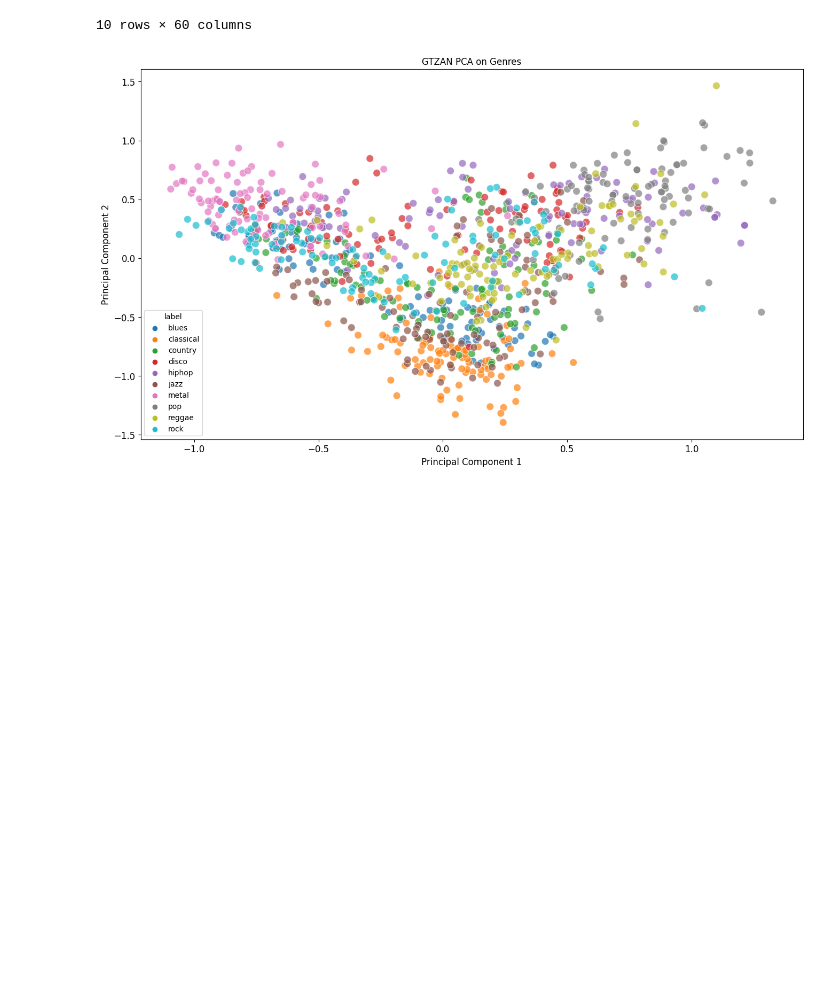
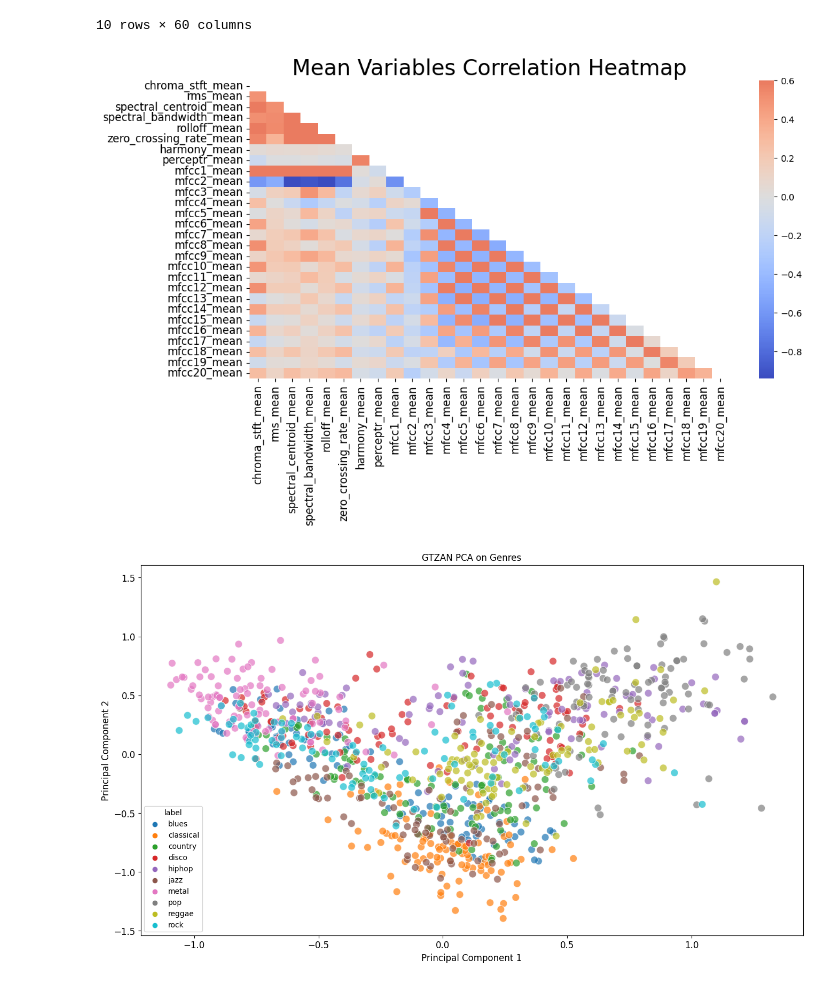
Before and after one commit to malikka-rajshahi/MusicGenreClassifier, a Jupyter notebook: music-genre-classification.ipynb, the cells around one changed output. Cells and saved outputs as stored; diff of their text form; code cells hidden in the pictures; blank space fills up the shorter version.

Commit message:
Kaggle Notebook | Music Genre Classifier | Completed Heatmap Implementation

```diff
--- a/music-genre-classification.ipynb
+++ b/music-genre-classification.ipynb
@@ -149,13 +149,17 @@ ds.head(10)
 10 rows × 60 columns
 # %%
 # mean variables correlation heatmap
-# cols = [col for col in ds.columns if 'mean' in col]
-# corr = ds[cols].corr()
-# # mask = np.triu(np.ones_like(corr, dtype=bool))
+cols = [col for col in ds.columns if 'mean' in col]
+corr = ds[cols].corr()
+mask = np.triu(np.ones_like(corr, dtype=bool))
 
-# f, ax = plt.subplots(figsize=(12, 6));
-# sns.heatmap(corr)
-# plt.title("Mean Variables Correlation Heatmap", fontsize=12)
+f, ax = plt.subplots(figsize=(12, 6));
+sns.heatmap(corr, mask=mask, cmap='coolwarm', vmax=.6, center=0)
+plt.title("Mean Variables Correlation Heatmap", fontsize=24)
+plt.xticks(fontsize=12)
+plt.yticks(fontsize=12);
+# %% [output]
+[figure, added]
 # %%
 ds = ds.iloc[0:,1:]
 y = ds['label']
```
